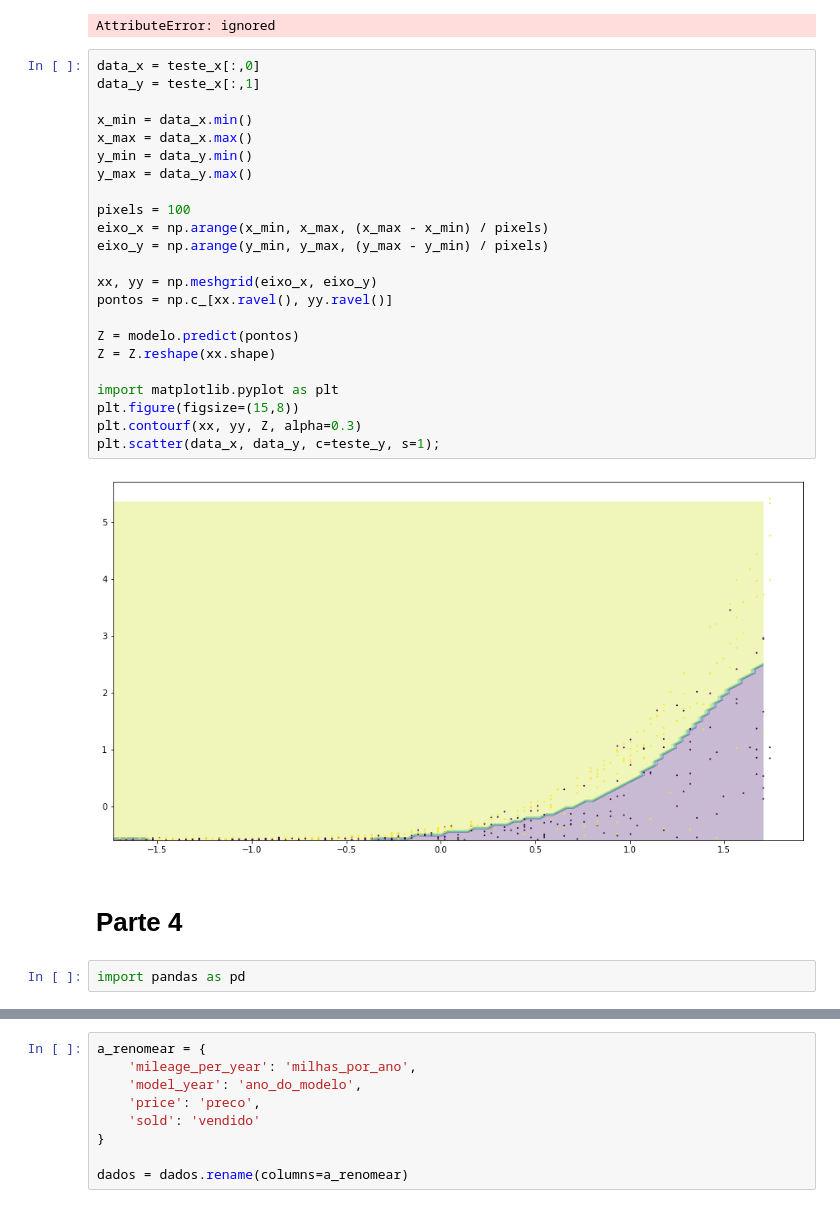
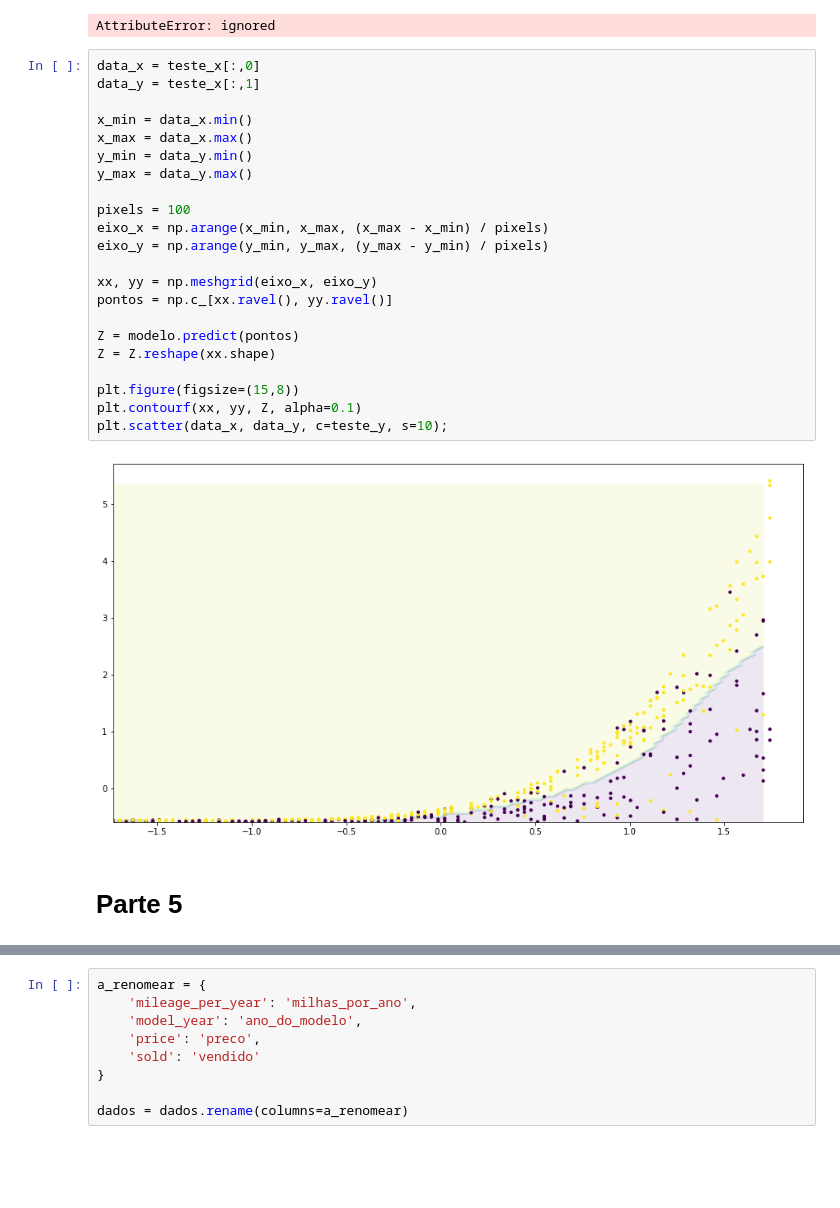
Before and after one commit to Daniel-ASG/Course_Classes, a Jupyter notebook: Introdução_a_Machine_Learning_e_classificação.ipynb, the cells around one changed output, grey strips where cells are left out. Cells and saved outputs as stored; diff of their text form; blank space fills up the shorter version.

```diff
--- a/Introdução_a_Machine_Learning_e_classificação.ipynb
+++ b/Introdução_a_Machine_Learning_e_classificação.ipynb
@@ -419,31 +497,28 @@ AttributeError: ignored
 # %%
 data_x = teste_x[:,0]
 data_y = teste_x[:,1]
 
 x_min = data_x.min()
 x_max = data_x.max()
 y_min = data_y.min()
 y_max = data_y.max()
 
 pixels = 100
 eixo_x = np.arange(x_min, x_max, (x_max - x_min) / pixels)
 eixo_y = np.arange(y_min, y_max, (y_max - y_min) / pixels)
 
 xx, yy = np.meshgrid(eixo_x, eixo_y)
 pontos = np.c_[xx.ravel(), yy.ravel()]
 
 Z = modelo.predict(pontos)
 Z = Z.reshape(xx.shape)
 
-import matplotlib.pyplot as plt
 plt.figure(figsize=(15,8))
-plt.contourf(xx, yy, Z, alpha=0.3)
-plt.scatter(data_x, data_y, c=teste_y, s=1);
+plt.contourf(xx, yy, Z, alpha=0.1)
+plt.scatter(data_x, data_y, c=teste_y, s=10);
 # %% [output]
-[figure, old version]
+[figure, new version]
 # %% [markdown]
-# Parte 4
+# Parte 5
-# %%
-import pandas as pd
 # %%
 dados = pd.read_csv('https://gist.githubusercontent.com/guilhermesilveira/4d1d4a16ccbf6ea4e0a64a38a24ec884/raw/afd05cb0c796d18f3f5a6537053ded308ba94bf7/car-prices.csv')
```
Also changed, not shown: parts of 17 cells of this notebook.
